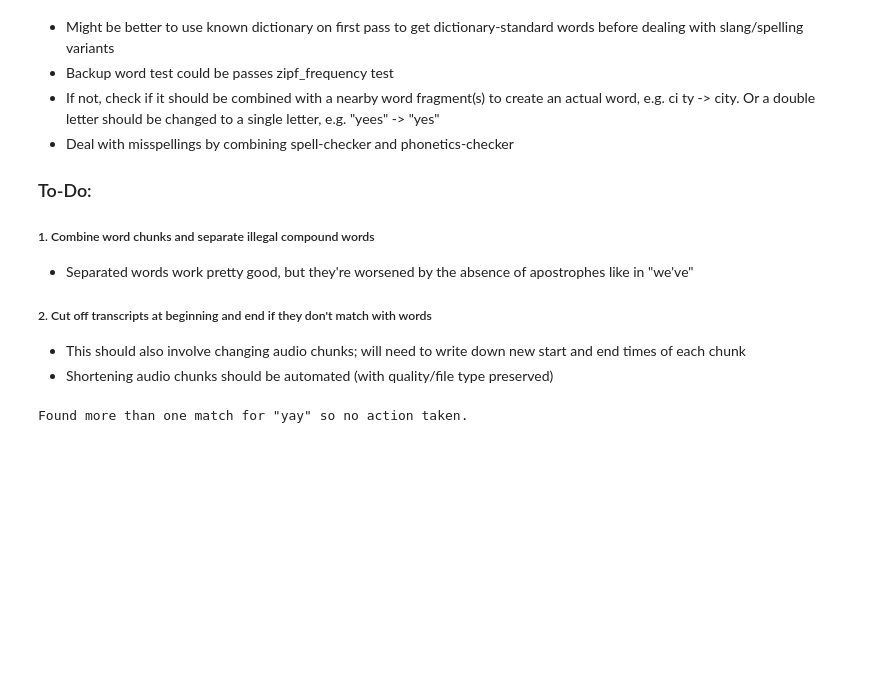
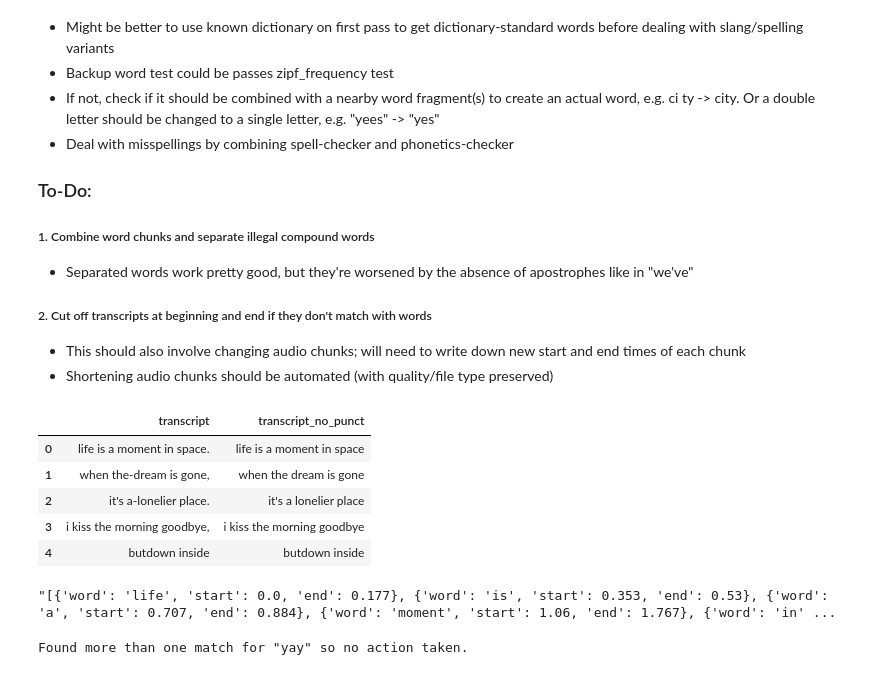
Before and after one commit to dclark202/auto-censoring, a Jupyter notebook: notebooks/line-dataset-normalizer/line-dataset-normalizer.ipynb, the cells around one changed output. Saved outputs shown, nothing was run; the diff lists cells and outputs as text; code cells hidden in the pictures; blank space fills up the shorter version.

Commit message:
Update line-dataset-normalizer to use full-lines

```diff
--- a/notebooks/line-dataset-normalizer/line-dataset-normalizer.ipynb
+++ b/notebooks/line-dataset-normalizer/line-dataset-normalizer.ipynb
@@ -50,4 +51,53 @@ df_female = pd.read_csv('./Names/female.txt',header=None,names=["name"])
 df_last = pd.read_csv('./Names/Names_2010Census.csv',usecols = ['name'])
 
 df_names = pd.concat([df_male, df_female,df_last], ignore_index=True)
+# %%
+# Clean metadata-full-lines.csv to have same format as metadata-lines.csv
+df = pd.read_csv("../../data/metadata-full-lines.csv", usecols=["filename", "words", "transcript"])
+df = df.rename(columns={"words": "transcript", "transcript": "words"})
+df = df[["filename", "words", "transcript"]]
+# %%
+# Clean text: delete puctuation (keep apostrophes), collapse multiple spaces
+df['transcript_no_punct'] = (
+    df['transcript']
+    .str.replace(r'(?<=\S)-(?=\S)', ' ', regex=True)  # Hyphen surrounded by non-space
+    .str.replace(r'\s*-\s*', '', regex=True) # Hyphen with space on either side
+    .str.replace(r"[^\w\s'-]", '', regex=True)  # Remove unwanted punctuation
+    .str.replace(r"\s+", ' ', regex=True)       # Collapse multiple spaces
+    .str.strip()
+)
+# %%
+pd.set_option('display.max_colwidth', None)
+pd.set_option("display.max_rows", None)
+df[['transcript','transcript_no_punct']].head(5)
+# %% [output]
+|  | transcript | transcript_no_punct |
+| 0 | life is a moment in space. | life is a moment in space |
+| 1 | when the-dream is gone, | when the dream is gone |
+| 2 | it's a-lonelier place. | it's a lonelier place |
+| 3 | i kiss the morning goodbye, | i kiss the morning goodbye |
+| 4 | butdown inside | butdown inside |
+# %%
+# Correctly format all lines (including nan formatting)
+def parse_and_check_for_nan(val):
+    if isinstance(val, str):
+        nan_count = len(re.findall(r"'word': nan", val))
+        if nan_count > 0:
+            print(f"'word': nan appears {nan_count} times")
+
+        val_fixed = re.sub(r"'word': nan", "'word': np.nan", val)
+        try:
+            parsed = eval(val_fixed, {"np": np})
+            if any(pd.isna(item.get('word')) for item in parsed):
+                return None
+            return parsed
+        except Exception:
+            return None
+    return None
+
+# Format all lines and remove those containing nan
+df['words'] = df['words'].apply(parse_and_check_for_nan)
+df = df.dropna(subset=['words']).reset_index(drop=True)
+# %% [output]
+"[{'word': 'life', 'start': 0.0, 'end': 0.177}, {'word': 'is', 'start': 0.353, 'end': 0.53}, {'word': 'a', 'start': 0.707, 'end': 0.884}, {'word': 'moment', 'start': 1.06, 'end': 1.767}, {'word': 'in' ...
 # %%
```
Also changed, not shown: parts of 4 cells of this notebook.
